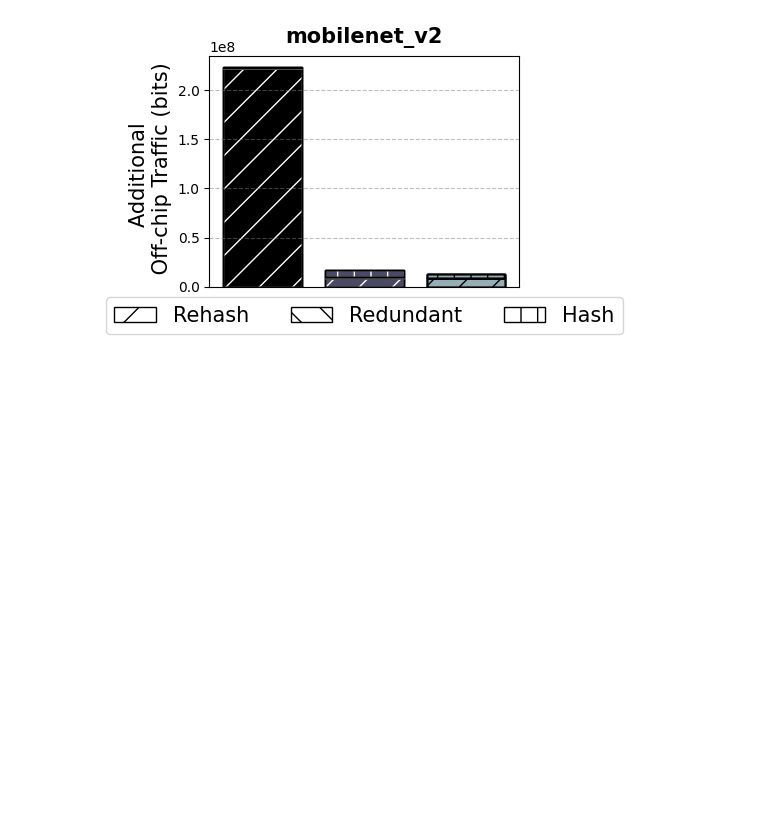
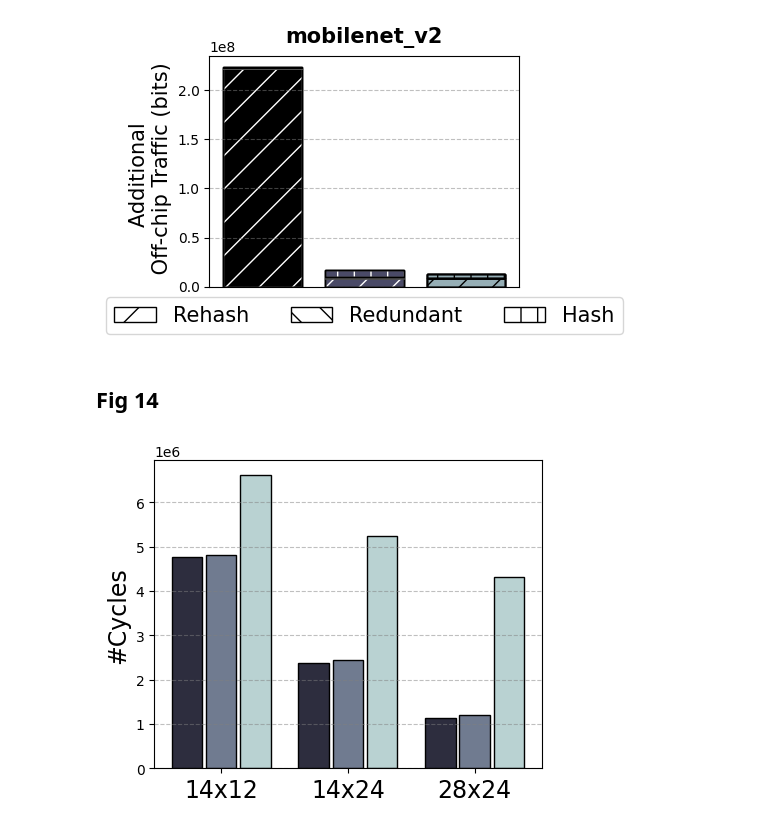
Before and after one commit to kyungmi-lee/SecureLoop-MICRO2023Artifact, a Jupyter notebook: workspace/plot_figures.ipynb, the cells around one changed output. Cells and saved outputs as stored; diff of their text form; code cells hidden in the pictures; blank space fills up the shorter version.

```diff
--- a/workspace/plot_figures.ipynb
+++ b/workspace/plot_figures.ipynb
@@ -29,3 +31,26 @@ plot_fig11(arch, workload)
 # %% [output]
 [figure]
 [figure]
+# %% [markdown]
+## Fig 14
+# %%
+from figure_utils import plot_fig14
+
+workload = 'alexnet'
+
+archs = ['designs/eyeriss_like/ver0', \
+         'designs/eyeriss_like/ver1', \
+         'designs/eyeriss_like/ver2', \
+         'designs/eyeriss_like/ver3', \
+         'designs/eyeriss_like/ver4', \
+         'designs/eyeriss_like/ver5']
+arch_names = ['14x12_parallel', \
+              '14x24_parallel', \
+              '28x24_parallel', \
+              '14x24_pipeline', \
+              '28x24_pipeline', \
+              '14x12_pipeline']
+
+plot_fig14(archs, arch_names, workload)
+# %% [output]
+[figure, added]
```
Also changed, not shown: parts of 5 cells of this notebook, 5 other files.
